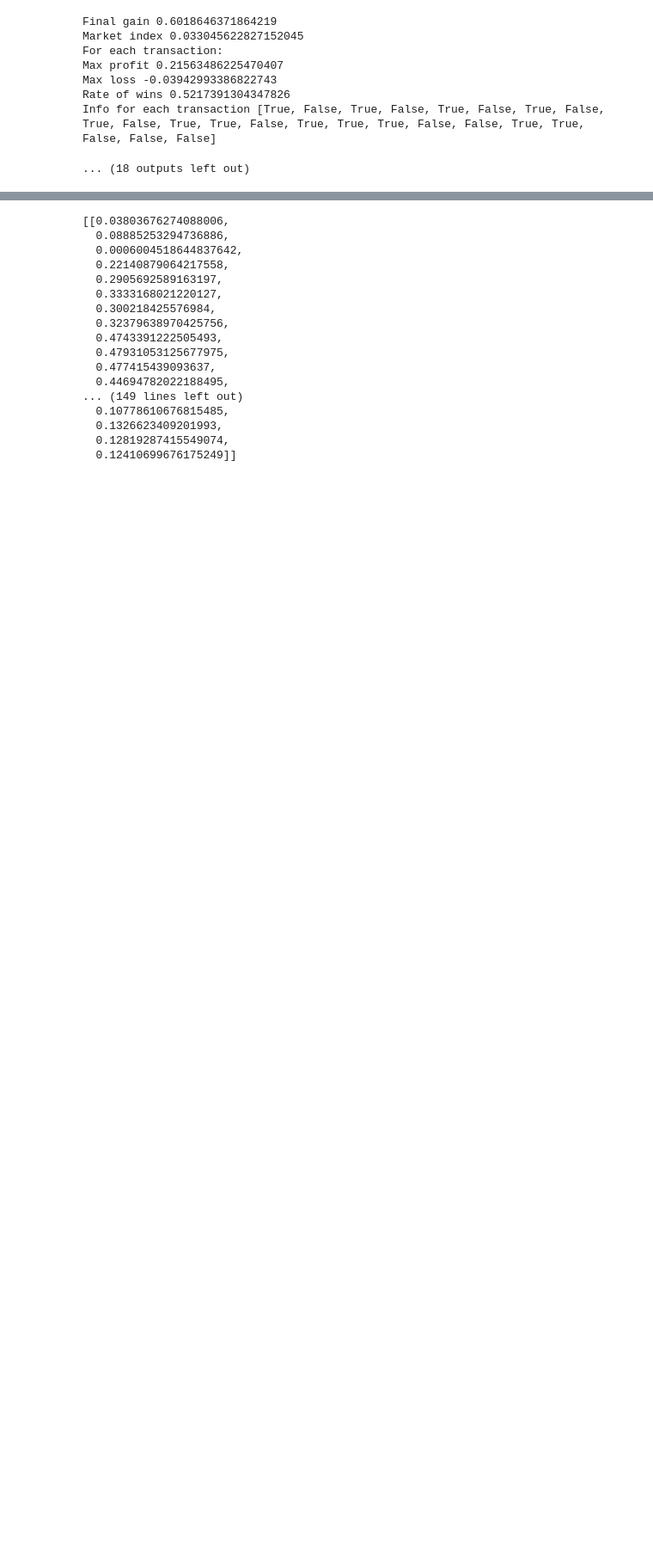
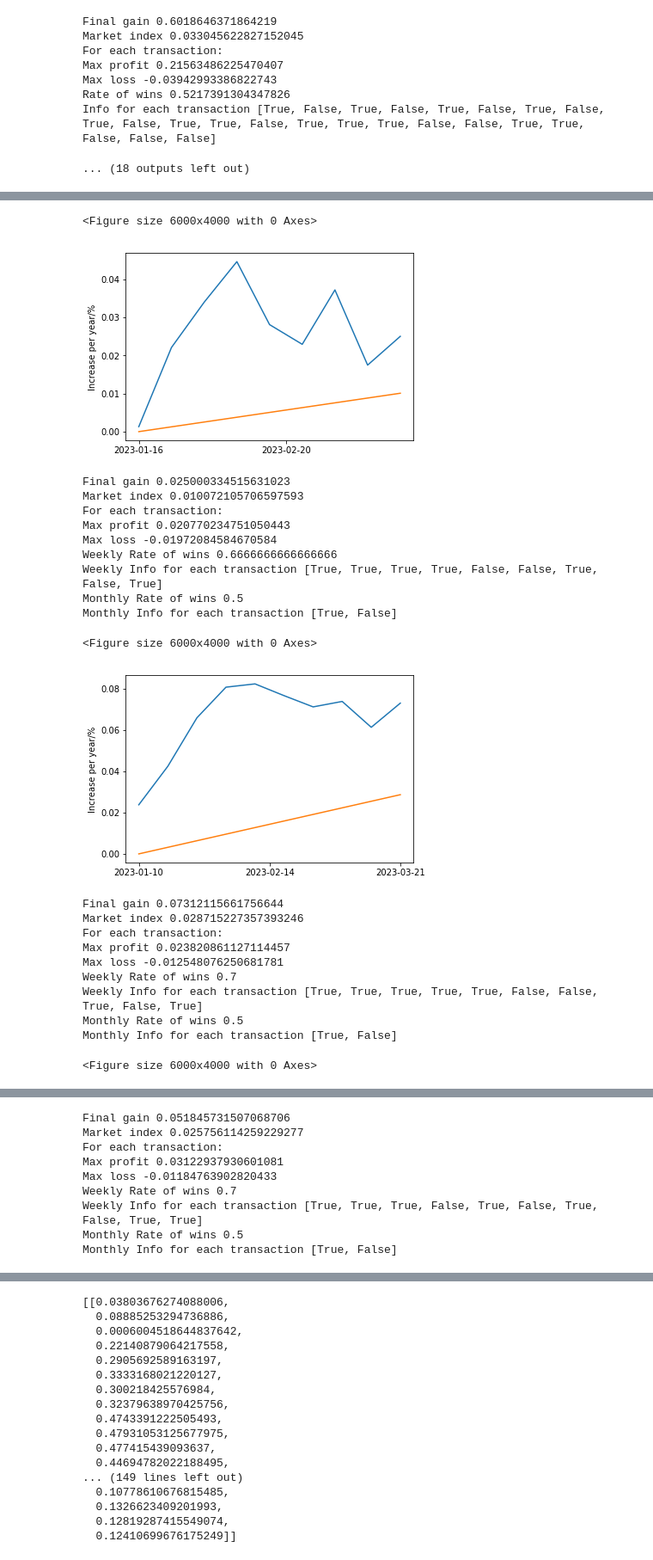
Before and after one commit to yts798/Convertible-Bond-Database, a Jupyter notebook: strategy/strategy.ipynb, the cells around one changed output, grey strips where cells are left out. Shown at 86% size. Cells and saved outputs as stored; diff of their text form; code cells hidden in the pictures; blank space fills up the shorter version.

```diff
--- a/strategy/strategy.ipynb
+++ b/strategy/strategy.ipynb
@@ -985,0 +1152,41 @@ Info for each transaction [False, True, False, False, True, False, True, True, T
+# %%
+times = f2020_1
+tt = '2023周一到周五'
+ap = []
+aw = []
+# idts = ['农林牧渔(2021)', '基础化工(2021)', '美容护理(2021)', '通信(2021)', '非银金融(2021)', '电力设备(2021)', '汽车(2021)', '电子(2021)']
+prclst = [[110,120], [120,130]]
+start(DTBS, leap(a2023_1, 1), [], 0, 1, prclst, 1, 3, 1, 'trt', 2, 10, 1, 'bl', 0, 7)
+start(DTBS, leap(a2023_2, 1), [], 0, 1, prclst, 1, 3, 1, 'trt', 2, 10, 1, 'bl', 0, 7)
+start(DTBS, leap(a2023_3, 1), [], 0, 1, prclst, 1, 3, 1, 'trt', 2, 10, 1, 'bl', 0, 7)
+start(DTBS, leap(a2023_4, 1), [], 0, 1, prclst, 1, 3, 1, 'trt', 2, 10, 1, 'bl', 0, 7)
+start(DTBS, leap(a2023_5, 1), [], 0, 1, prclst, 1, 3, 1, 'trt', 2, 10, 1, 'bl', 0, 7)
+start(DTBS, leap(a2023_1, 1), [], 0, 0, prclst, 1, 10, 0, 'trt', 2, 10, 0, 'bl', 0, 7)
+start(DTBS, leap(a2023_2, 1), [], 0, 0, prclst, 1, 10, 0, 'trt', 2, 10, 0, 'bl', 0, 7)
+start(DTBS, leap(a2023_3, 1), [], 0, 0, prclst, 1, 10, 0, 'trt', 2, 10, 0, 'bl', 0, 7)
+start(DTBS, leap(a2023_4, 1), [], 0, 0, prclst, 1, 10, 0, 'trt', 2, 10, 0, 'bl', 0, 7)
+start(DTBS, leap(a2023_5, 1), [], 0, 0, prclst, 1, 10, 0, 'trt', 2, 10, 0, 'bl', 0, 7)
+# %% [output]
+<Figure size 6000x4000 with 0 Axes>
+[figure, added]
+Final gain 0.025000334515631023
+Market index 0.010072105706597593
+For each transaction:
+Max profit 0.020770234751050443
+Max loss -0.01972084584670584
+Weekly Rate of wins 0.6666666666666666
+Weekly Info for each transaction [True, True, True, True, False, False, True, False, True]
+Monthly Rate of wins 0.5
+Monthly Info for each transaction [True, False]
+<Figure size 6000x4000 with 0 Axes>
+[figure, added]
+Final gain 0.07312115661756644
+Market index 0.028715227357393246
+For each transaction:
+Max profit 0.023820861127114457
+Max loss -0.012548076250681781
+Weekly Rate of wins 0.7
+Weekly Info for each transaction [True, True, True, True, True, False, False, True, False, True]
+Monthly Rate of wins 0.5
+Monthly Info for each transaction [True, False]
+<Figure size 6000x4000 with 0 Axes>
@@ -985,0 +1194,9 @@ Info for each transaction [False, True, False, False, True, False, True, True, T
+Final gain 0.051845731507068706
+Market index 0.025756114259229277
+For each transaction:
+Max profit 0.03122937930601081
+Max loss -0.01184763902820433
+Weekly Rate of wins 0.7
+Weekly Info for each transaction [True, True, True, False, True, False, True, False, True, True]
+Monthly Rate of wins 0.5
+Monthly Info for each transaction [True, False]
```
Also changed, not shown: parts of 10 cells of this notebook, 7 other files.
